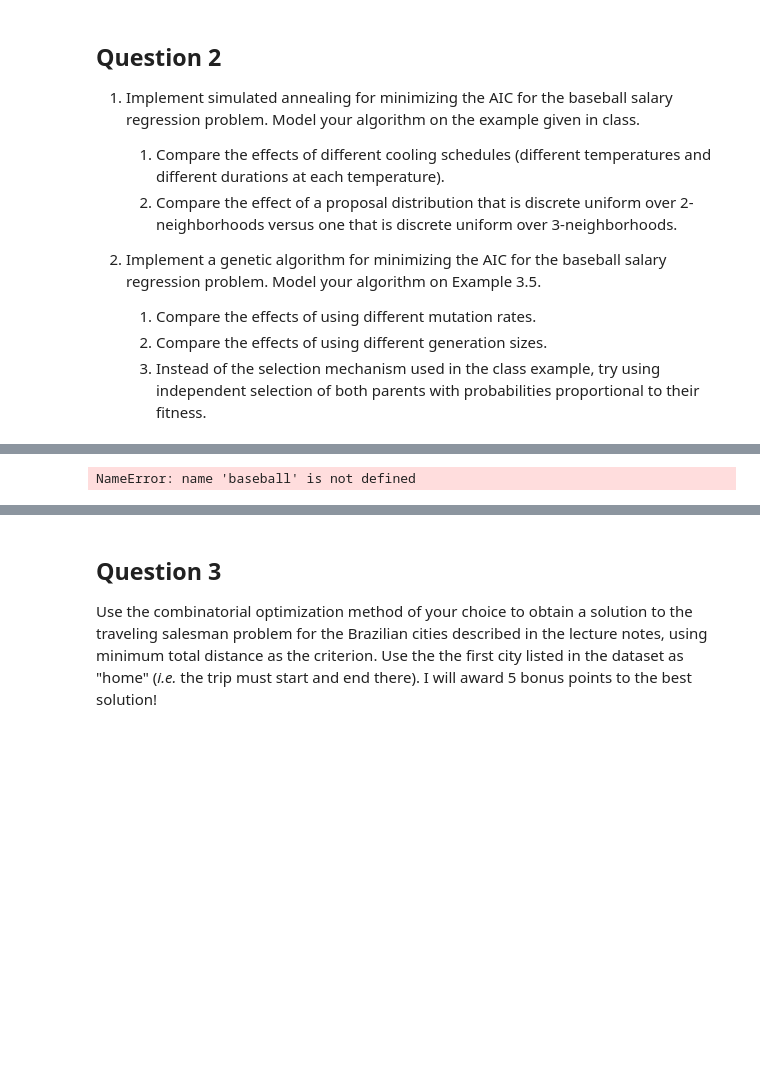
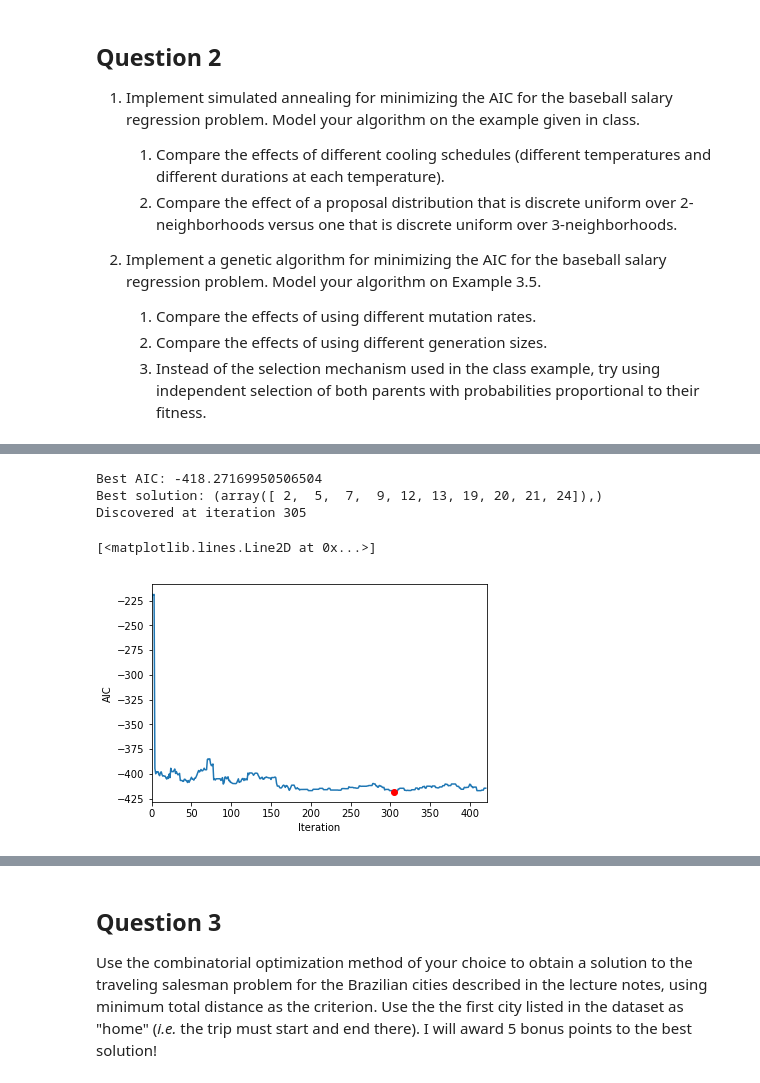
Before and after one commit to sfmaddox/8366_sfmaddox, a Jupyter notebook: Homework 1.ipynb, the cells around one changed output, grey strips where cells are left out. Saved outputs shown, nothing was run; the diff lists cells and outputs as text; code cells hidden in the pictures; blank space fills up the shorter version.

```diff
--- a/Homework 1.ipynb
+++ b/Homework 1.ipynb
@@ -51,4 +51,4 @@ where $N_t$ denotes the population size at time $t$.
     2. Compare the effects of using different generation sizes.
     3. Instead of the selection mechanism used in the class example, try using independent selection of both parents with probabilities proportional to their fitness.
 # %%
-baseball = pd.read_table('../../Bios8366/data/baseball.dat', sep='\s+')
+baseball = pd.read_table('../Bios8366/data/baseball.dat', sep='\s+')
@@ -64,7 +66,13 @@ nrows, ncols = predictors.shape
 nstarts = 5
 iterations = 15
 
-# Randomly initialize starting values of runs
-runs = np.random.binomial(1, 0.5, ncols*nstarts).reshape((nstarts,ncols)).astype(bool)
+#AIC Metric
+aic = lambda g, X, y: len(y) * np.log(sum((g.predict(X) - y)**2)/len(y)) + 2*g.rank_
-# %% [output]
-NameError: name 'baseball' is not defined
+# %%
+from sklearn.linear_model import LinearRegression
+tau_start = 10
+num_flips=1
+#amount of time for first annealing temperature
+len1 = 60
+len2 = 120
+len3 = 240
@@ -70,0 +116,16 @@ NameError: name 'baseball' is not defined
+# %%
+aic_values,aic_best,solution_best=simulated_annealing(tau_start, len1, len2, len3, num_flips)
+plt.plot(aic_values)
+plt.xlim(0, len(aic_values))
+plt.xlabel('Iteration')
+plt.ylabel('AIC')
+print('Best AIC: {0}\nBest solution: {1}\nDiscovered at iteration {2}'.format(aic_best,
+            np.where(solution_best==True),
+            np.where(aic_values==aic_best)[0][0]))
+plt.plot(np.where(aic_values==aic_best)[0][0], aic_best, 'ro')
+# %% [output]
+Best AIC: -418.27169950506504
+Best solution: (array([ 2,  5,  7,  9, 12, 13, 19, 20, 21, 24]),)
+Discovered at iteration 305
+[<matplotlib.lines.Line2D at 0x...>]
+[figure, added]
```
Also changed, not shown: parts of 28 cells of this notebook.
